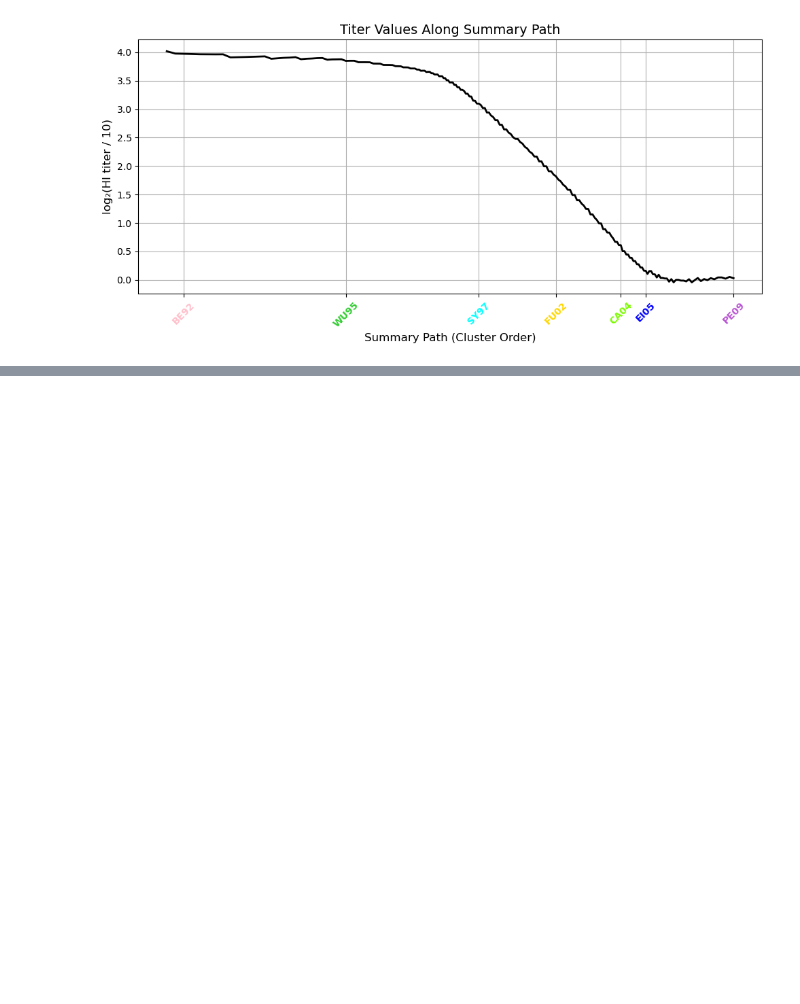
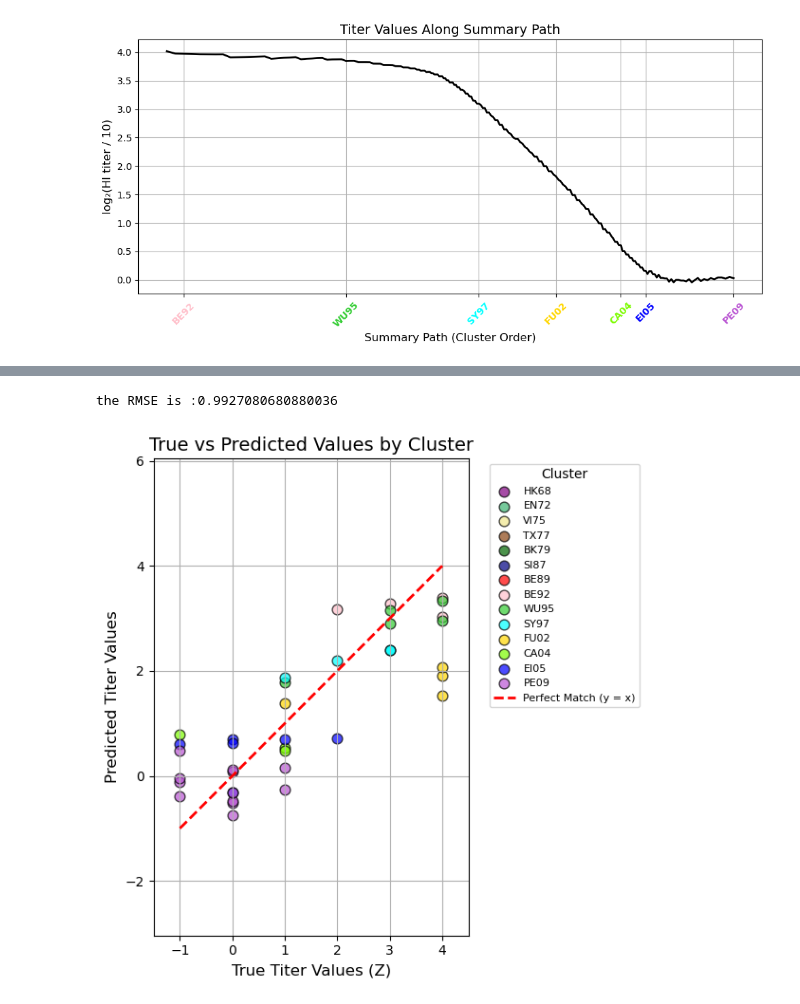
Before and after one commit to benmaman/landscape-antigen, a Jupyter notebook: main_nb.ipynb, the cells around one changed output, grey strips where cells are left out. Drawn from its saved outputs; the diff is of its cells as text; code cells hidden in the pictures; blank space fills up the shorter version.

```diff
--- a/main_nb.ipynb
+++ b/main_nb.ipynb
@@ -516,0 +554,5 @@ ferret2 = ferret1.dropna()  # drop missing titers just in case
+# %%
+x_range,y_range,landscape_z,predicted_z =compute_surface_regression(X_2,Y_2,Z_2,GRID_SIZE,A,cluster_label,unique_clusters)
+# %% [output]
+the RMSE is :0.9927080680880036
+[figure, added]
```
Also changed, not shown: parts of 14 cells of this notebook, 2 other files.
